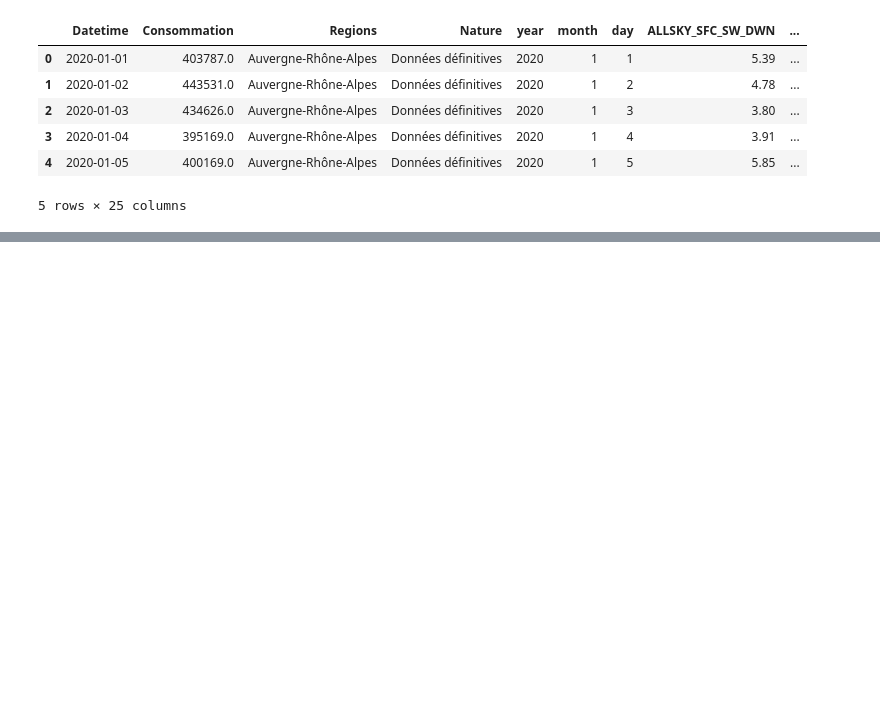
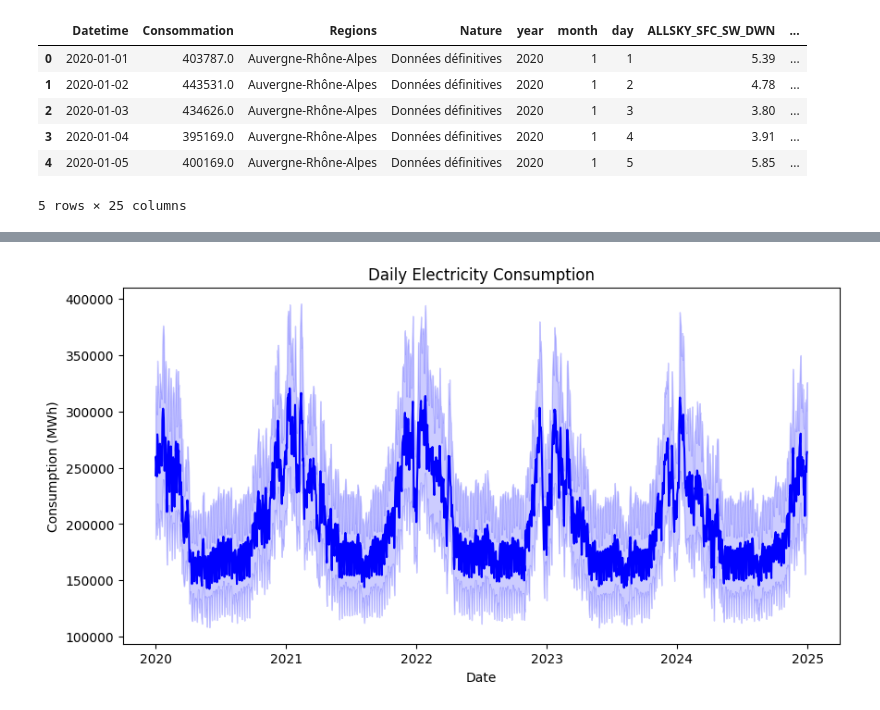
Before and after one commit to ROUSenghak/Python_Project_2A, a Jupyter notebook: notebook/stat.ipynb, the cells around one changed output, grey strips where cells are left out. Saved outputs shown, nothing was run; the diff lists cells and outputs as text; code cells hidden in the pictures; blank space fills up the shorter version.

```diff
--- a/notebook/stat.ipynb
+++ b/notebook/stat.ipynb
@@ -71,0 +64,9 @@ df.groupby("Regions")[["Consommation", "T2M"]].describe()
+# %%
+plt.figure(figsize=(10,5))
+sns.lineplot(data=df, x="Datetime", y="Consommation", color='blue')
+plt.title("Daily Electricity Consumption")
+plt.xlabel("Date")
+plt.ylabel("Consumption (MWh)")
+plt.show()
+# %% [output]
+[figure, added]
```
Also changed, not shown: parts of 9 cells of this notebook.
